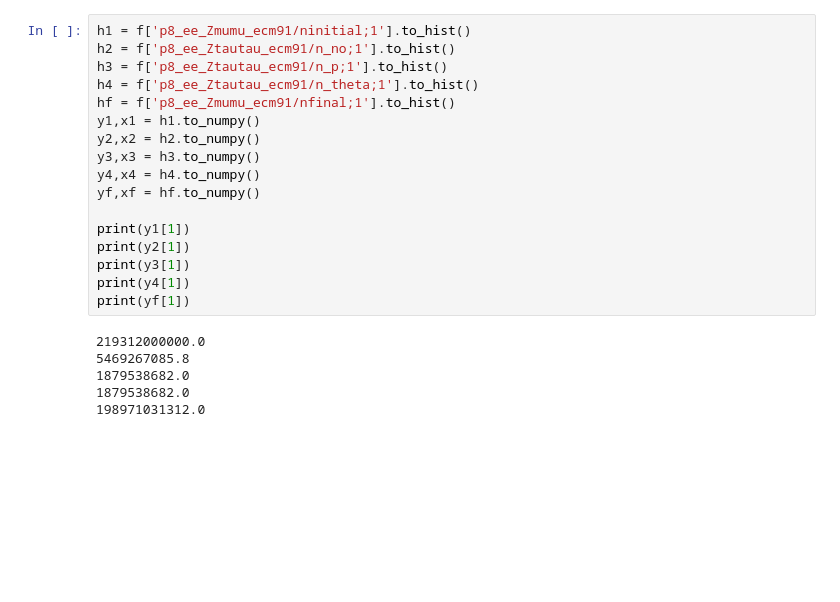
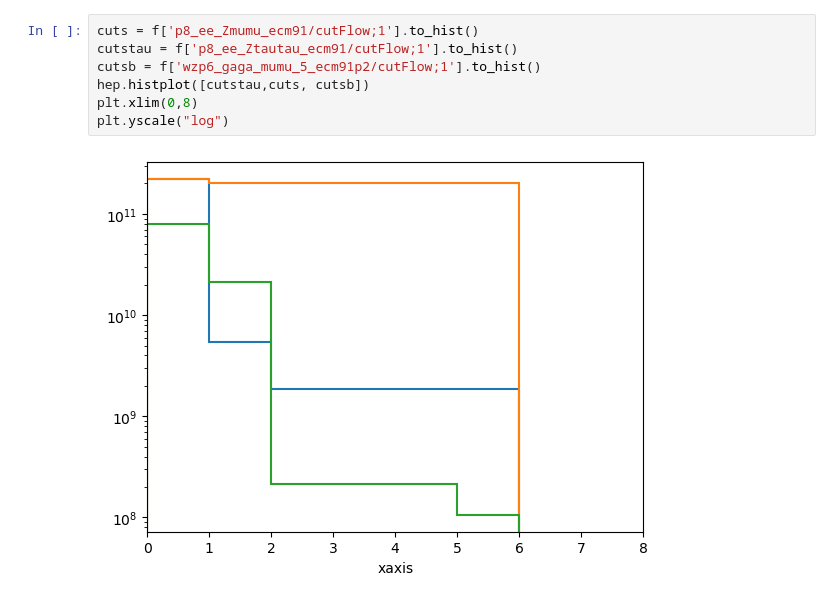
Before and after one commit to marinamn1/FCCAnalyzer, a Jupyter notebook: my_codes/Paper_cuts.ipynb, the cells around one changed output. Saved outputs shown, nothing was run; the diff lists cells and outputs as text; blank space fills up the shorter version.

```diff
--- a/my_codes/Paper_cuts.ipynb
+++ b/my_codes/Paper_cuts.ipynb
@@ -61,23 +58,9 @@ plt.xlim(0,1.3)
 # %%
-h1 = f['p8_ee_Zmumu_ecm91/ninitial;1'].to_hist()
-h2 = f['p8_ee_Ztautau_ecm91/n_no;1'].to_hist()
-h3 = f['p8_ee_Ztautau_ecm91/n_p;1'].to_hist()
-h4 = f['p8_ee_Ztautau_ecm91/n_theta;1'].to_hist()
-hf = f['p8_ee_Zmumu_ecm91/nfinal;1'].to_hist()
-y1,x1 = h1.to_numpy()
-y2,x2 = h2.to_numpy()
-y3,x3 = h3.to_numpy()
-y4,x4 = h4.to_numpy()
-yf,xf = hf.to_numpy()
-
-print(y1[1])
-print(y2[1])
-print(y3[1])
-print(y4[1])
-print(yf[1])
+cuts = f['p8_ee_Zmumu_ecm91/cutFlow;1'].to_hist()
+cutstau = f['p8_ee_Ztautau_ecm91/cutFlow;1'].to_hist()
+cutsb = f['wzp6_gaga_mumu_5_ecm91p2/cutFlow;1'].to_hist()
+hep.histplot([cutstau,cuts, cutsb])
+plt.xlim(0,8)
+plt.yscale("log")
 # %% [output]
-219312000000.0
-5469267085.8
-1879538682.0
-1879538682.0
-198971031312.0
+[figure, added]
```
Also changed, not shown: parts of 5 cells of this notebook, 19 other files.
